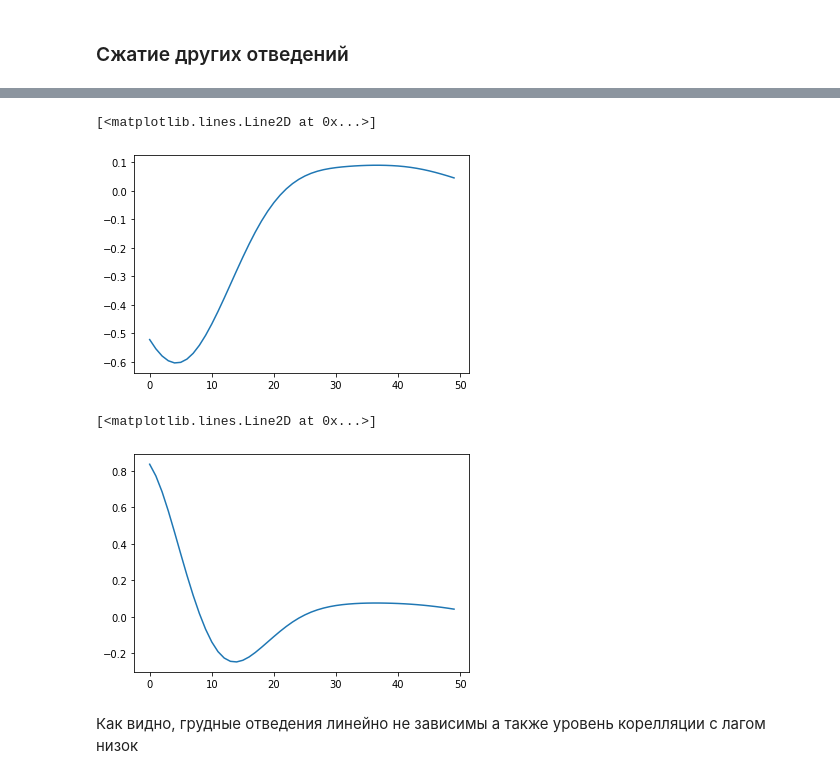
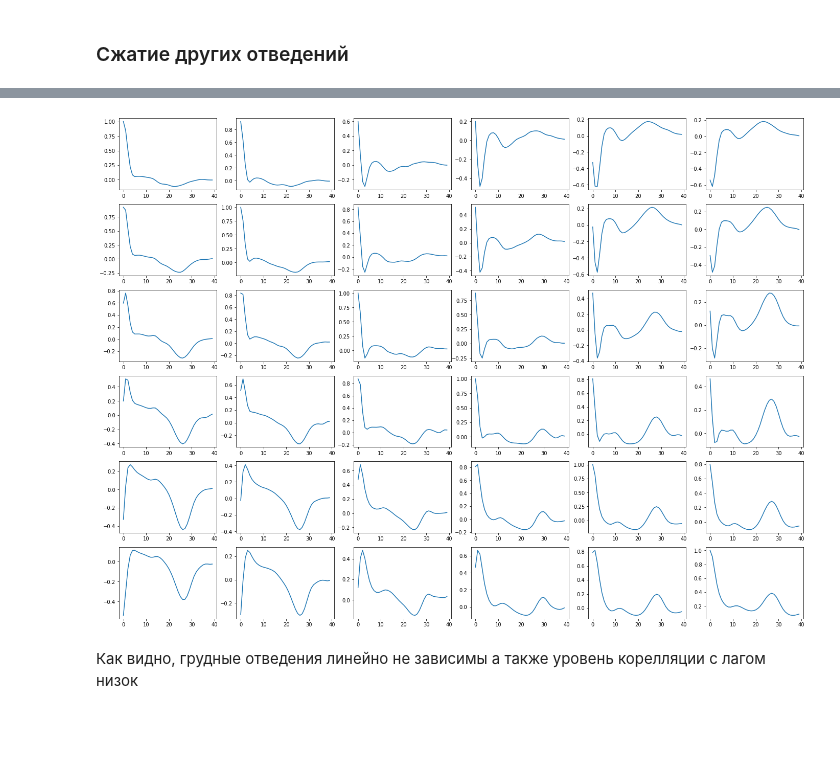
Before and after one commit to AKovalyuk/ecg-classification, a Jupyter notebook: notebook.ipynb, the cells around one changed output, grey strips where cells are left out. Drawn from its saved outputs; the diff is of its cells as text; code cells hidden in the pictures; blank space fills up the shorter version.

```diff
--- a/notebook.ipynb
+++ b/notebook.ipynb
@@ -111,3 +128,0 @@ plt.plot(range(0, 50), corr)
-# %%
-corr = [crosscorr(chest_leads.T[0], chest_leads.T[3], i) for i in range(0, 50)]
-plt.plot(range(0, 50), corr)
@@ -117,3 +128,0 @@ plt.plot(range(0, 50), corr)
-# %%
-corr = [crosscorr(chest_leads.T[0], chest_leads.T[4], i) for i in range(0, 50)]
-plt.plot(range(0, 50), corr)
@@ -123,15 +129,12 @@ plt.plot(range(0, 50), corr)
-# %%
-corr = [crosscorr(chest_leads.T[0], chest_leads.T[5], i) for i in range(0, 50)]
-plt.plot(range(0, 50), corr)
-# %% [output]
-[<matplotlib.lines.Line2D at 0x...>]
-[figure, removed]
-# %%
-corr = [crosscorr(chest_leads.T[1], chest_leads.T[2], i) for i in range(0, 50)]
-plt.plot(range(0, 50), corr)
-# %% [output]
-[<matplotlib.lines.Line2D at 0x...>]
-[figure, removed]
+# %%
+plt.figure(figsize=(24, 18))
+for i in range(6):
+    for j in range(6):
+        ax = plt.subplot(6, 6, i * 6 + j + 1)
+        corr = [crosscorr(chest_leads[i], chest_leads[j], lag) for lag in range(0, 40)]
+        ax.plot(corr)
+# %% [output]
+[figure, added]
 # %% [markdown]
 Как видно, грудные отведения линейно не зависимы а также уровень корелляции с лагом низок
 # %% [markdown]
```
Also changed, not shown: parts of 57 cells of this notebook.
